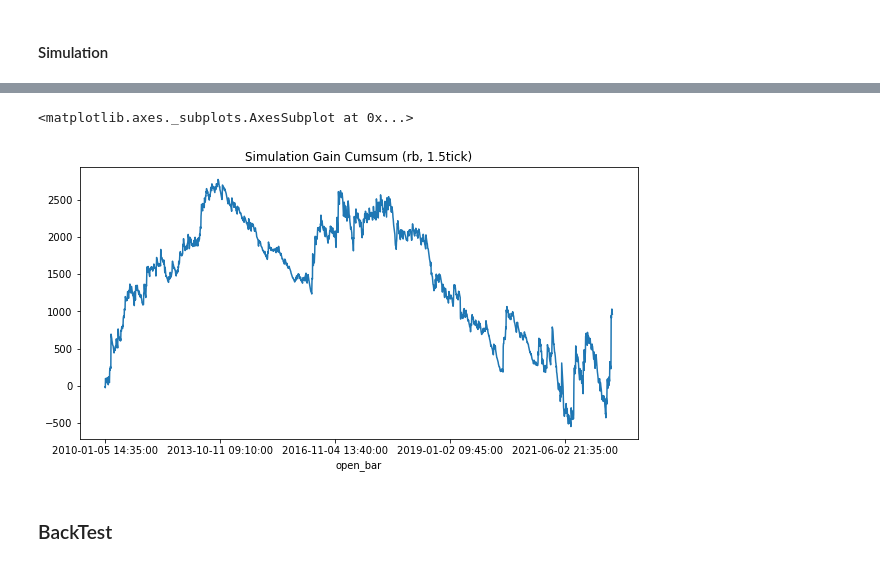
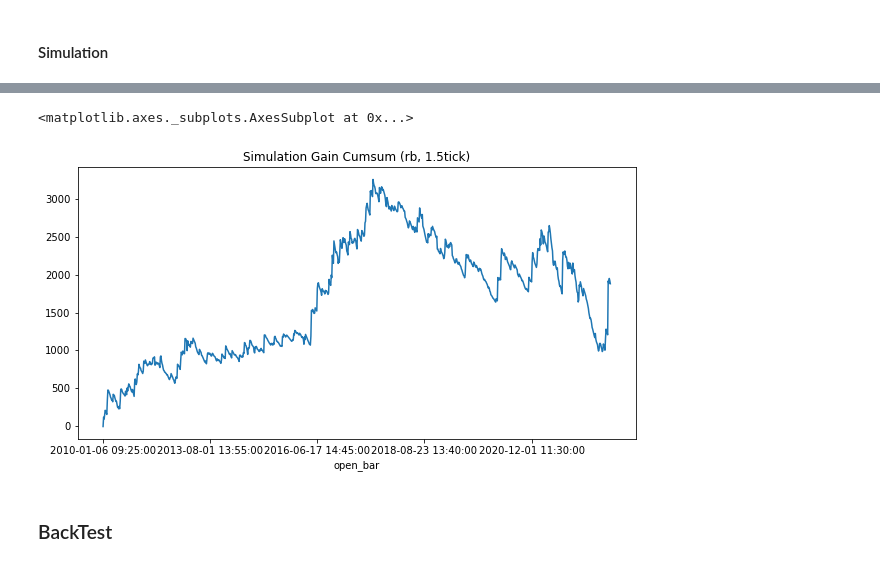
Before and after one commit to RichardS0268/Stock_cn_T0_Trend, a Jupyter notebook: CTA_data.ipynb, the cells around one changed output, grey strips where cells are left out. Drawn from its saved outputs; the diff is of its cells as text; code cells hidden in the pictures.

```diff
--- a/CTA_data.ipynb
+++ b/CTA_data.ipynb
@@ -100,6 +98,10 @@ COM_5 = COM_5.set_index('CLOCK', drop=False)
 # %% [markdown]
 #### Global Environment Variables
 # %%
+## Macro Trend Indicator
+DAY_EMA_S = 60
+DAY_EMA_L = 120
+
 ## Super Trend Indicator
 ATR_WIN_S = 5
 STD_MULTIPLIER_S = 2
@@ -204,5 +203,14 @@ def technical_analysis(stmp, log = True, PADJ=True):
 
     return stmp
+# %%
+## EMA Filter
+def EMA_filter():
+    COM_D['EMA_S'] = COM_D['CLOSE'].ewm(span=DAY_EMA_S, adjust=False).mean()
+    COM_D['EMA_L'] = COM_D['CLOSE'].ewm(span=DAY_EMA_L, adjust=False).mean()
+    Buy_signal_mask = COM_D.loc[COM_D['EMA_S']<COM_D['EMA_L']]['CLOCK'].to_list()
+    Sell_signal_mask = COM_D.loc[COM_D['EMA_S']>COM_D['EMA_L']]['CLOCK'].to_list()
+
+    return Buy_signal_mask, Sell_signal_mask
 # %%
 COM_5 = technical_analysis(COM_5, PADJ=False)
 # %% [output]
@@ -237,6 +247,11 @@ def Double_STD_trigger(stmp):
     return stmp
 # %%
 COM_5 =  Double_STD_trigger(COM_5)
+# %%
+BSM_EMA, SSM_EMA = EMA_filter()
+
+COM_5['trigger'].loc[(COM_5['DATE'].apply(lambda x: x in BSM_EMA)) & (COM_5['trigger']==1)] = 0.0
+COM_5['trigger'].loc[(COM_5['DATE'].apply(lambda x: x in SSM_EMA)) & (COM_5['trigger']==-1)] = 0.0
 # %%
 COM_5['trigger'].loc[COM_5['trigger']!=0]
 # %% [output]
@@ -401,15 +421,19 @@ BUY_log['signal'] = 'BUY'
 
 buy = BUY_log.set_index('open_bar', drop=False)
 sell = SELL_log.set_index('open_bar', drop=False)
-trading_log = buy.append(sell)
-trading_log = trading_log.sort_index()
+
+trading_log_buy = buy.sort_index()
+trading_log_sell = sell.sort_index()
+
+trading_log_all = buy.append(sell)
+trading_log_all = trading_log_all.sort_index()
 # %%
 fig, axes = plt.subplots(figsize=(10, 5))
 plt.title('Simulation Gain Cumsum (rb, 1.5tick)')
-trading_log['gain'].cumsum().plot()
+trading_log_all['gain'].cumsum().plot()
 # %% [output]
 <matplotlib.axes._subplots.AxesSubplot at 0x...>
-[figure, old version]
+[figure, new version]
 # %% [markdown]
 ### BackTest
 # %%
```
Also changed, not shown: parts of 35 cells of this notebook.
